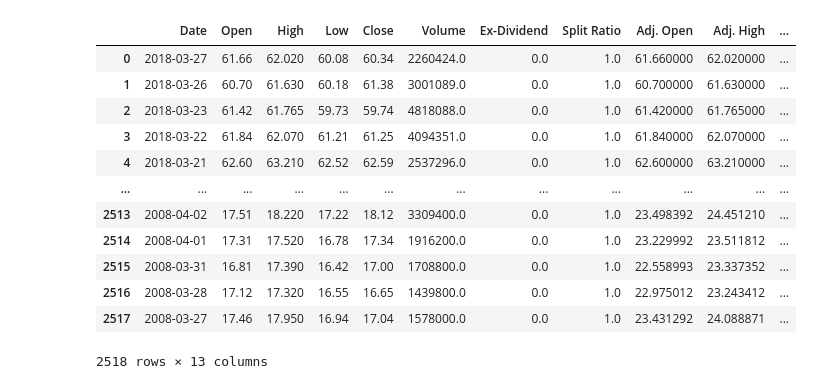
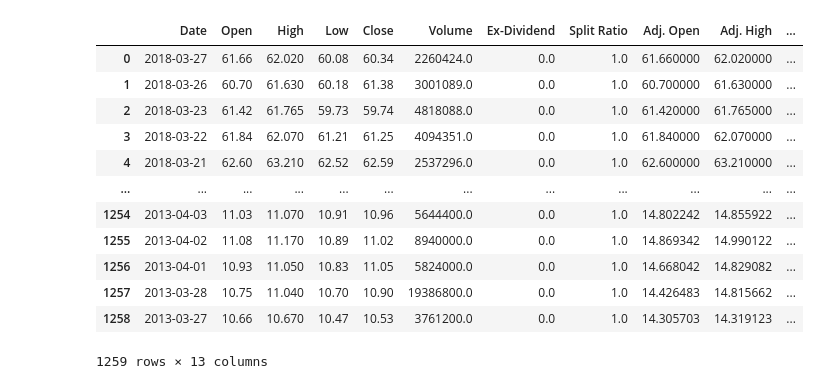
Before and after one commit to knnthchng/StockAnalysis, a Jupyter notebook: StockAnalysis.ipynb, the cells around one changed output. Cells and saved outputs as stored; diff of their text form; code cells hidden in the pictures.

```diff
--- a/StockAnalysis.ipynb
+++ b/StockAnalysis.ipynb
@@ -48,22 +48,22 @@ ATT_df
 # %%
-TMUS_url = "https://data.nasdaq.com/api/v3/datasets/WIKI/TMUS.csv?start_date=2008-03-27"
+TMUS_url = "https://data.nasdaq.com/api/v3/datasets/WIKI/TMUS.csv?start_date=2013-03-27"
 TMUS_df = pd.read_csv(TMUS_url)
 
 TMUS_df
 # %% [output]
 |  | Date | Open | High | Low | Close | Volume | Ex-Dividend | Split Ratio | Adj. Open | Adj. High | ... |
 | 0 | 2018-03-27 | 61.66 | 62.020 | 60.08 | 60.34 | 2260424.0 | 0.0 | 1.0 | 61.660000 | 62.020000 | ... |
 | 1 | 2018-03-26 | 60.70 | 61.630 | 60.18 | 61.38 | 3001089.0 | 0.0 | 1.0 | 60.700000 | 61.630000 | ... |
 | 2 | 2018-03-23 | 61.42 | 61.765 | 59.73 | 59.74 | 4818088.0 | 0.0 | 1.0 | 61.420000 | 61.765000 | ... |
 | 3 | 2018-03-22 | 61.84 | 62.070 | 61.21 | 61.25 | 4094351.0 | 0.0 | 1.0 | 61.840000 | 62.070000 | ... |
 | 4 | 2018-03-21 | 62.60 | 63.210 | 62.52 | 62.59 | 2537296.0 | 0.0 | 1.0 | 62.600000 | 63.210000 | ... |
 | ... | ... | ... | ... | ... | ... | ... | ... | ... | ... | ... | ... |
-| 2513 | 2008-04-02 | 17.51 | 18.220 | 17.22 | 18.12 | 3309400.0 | 0.0 | 1.0 | 23.498392 | 24.451210 | ... |
-| 2514 | 2008-04-01 | 17.31 | 17.520 | 16.78 | 17.34 | 1916200.0 | 0.0 | 1.0 | 23.229992 | 23.511812 | ... |
-| 2515 | 2008-03-31 | 16.81 | 17.390 | 16.42 | 17.00 | 1708800.0 | 0.0 | 1.0 | 22.558993 | 23.337352 | ... |
-| 2516 | 2008-03-28 | 17.12 | 17.320 | 16.55 | 16.65 | 1439800.0 | 0.0 | 1.0 | 22.975012 | 23.243412 | ... |
-| 2517 | 2008-03-27 | 17.46 | 17.950 | 16.94 | 17.04 | 1578000.0 | 0.0 | 1.0 | 23.431292 | 24.088871 | ... |
+| 1254 | 2013-04-03 | 11.03 | 11.070 | 10.91 | 10.96 | 5644400.0 | 0.0 | 1.0 | 14.802242 | 14.855922 | ... |
+| 1255 | 2013-04-02 | 11.08 | 11.170 | 10.89 | 11.02 | 8940000.0 | 0.0 | 1.0 | 14.869342 | 14.990122 | ... |
+| 1256 | 2013-04-01 | 10.93 | 11.050 | 10.83 | 11.05 | 5824000.0 | 0.0 | 1.0 | 14.668042 | 14.829082 | ... |
+| 1257 | 2013-03-28 | 10.75 | 11.040 | 10.70 | 10.90 | 19386800.0 | 0.0 | 1.0 | 14.426483 | 14.815662 | ... |
+| 1258 | 2013-03-27 | 10.66 | 10.670 | 10.47 | 10.53 | 3761200.0 | 0.0 | 1.0 | 14.305703 | 14.319123 | ... |
-2518 rows × 13 columns
+1259 rows × 13 columns
 # %%
 # Check the data types for one of the dataframes (since they all come from the same API)
 VZ_df.info()
```
Also changed, not shown: parts of 25 cells of this notebook, 3 other files.
